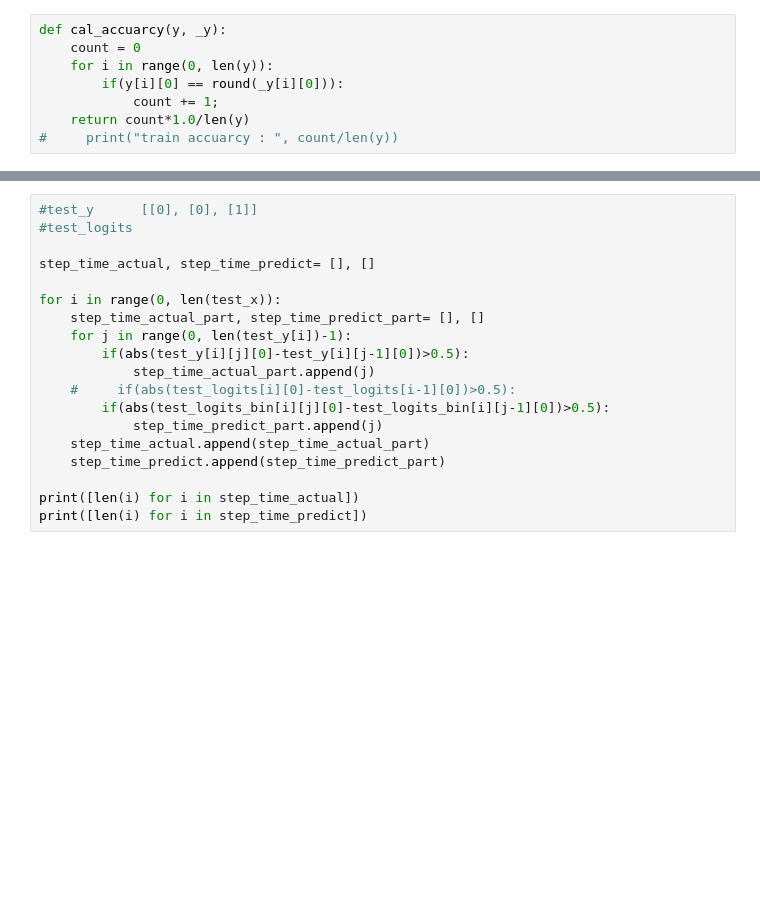
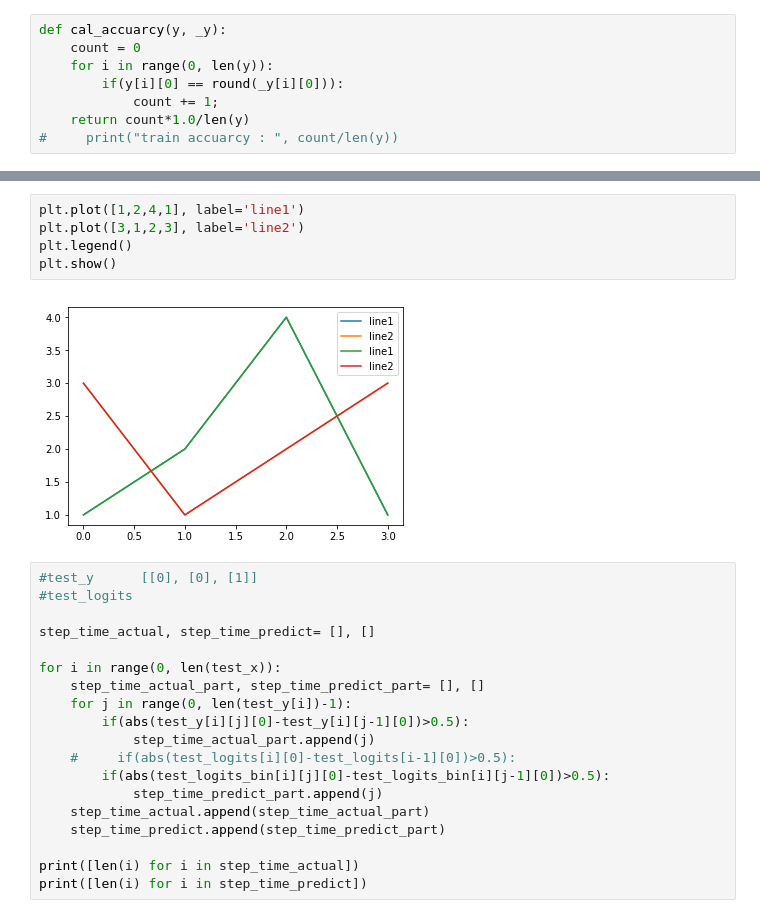
Before and after one commit to czyi/StepCounting, a Jupyter notebook: lstm_wc.ipynb, the cells around one changed output, grey strips where cells are left out. Cells and saved outputs as stored; diff of their text form; blank space fills up the shorter version.

```diff
--- a/lstm_wc.ipynb
+++ b/lstm_wc.ipynb
@@ -413,3 +446,10 @@ plt.show()
+# %%
+plt.plot([1,2,4,1], label='line1')
+plt.plot([3,1,2,3], label='line2')
+plt.legend()
+plt.show()
+# %% [output]
+[figure, added]
 # %%
 #test_y      [[0], [0], [1]]
 #test_logits
```
Also changed, not shown: parts of 10 cells of this notebook, 4 other files.
